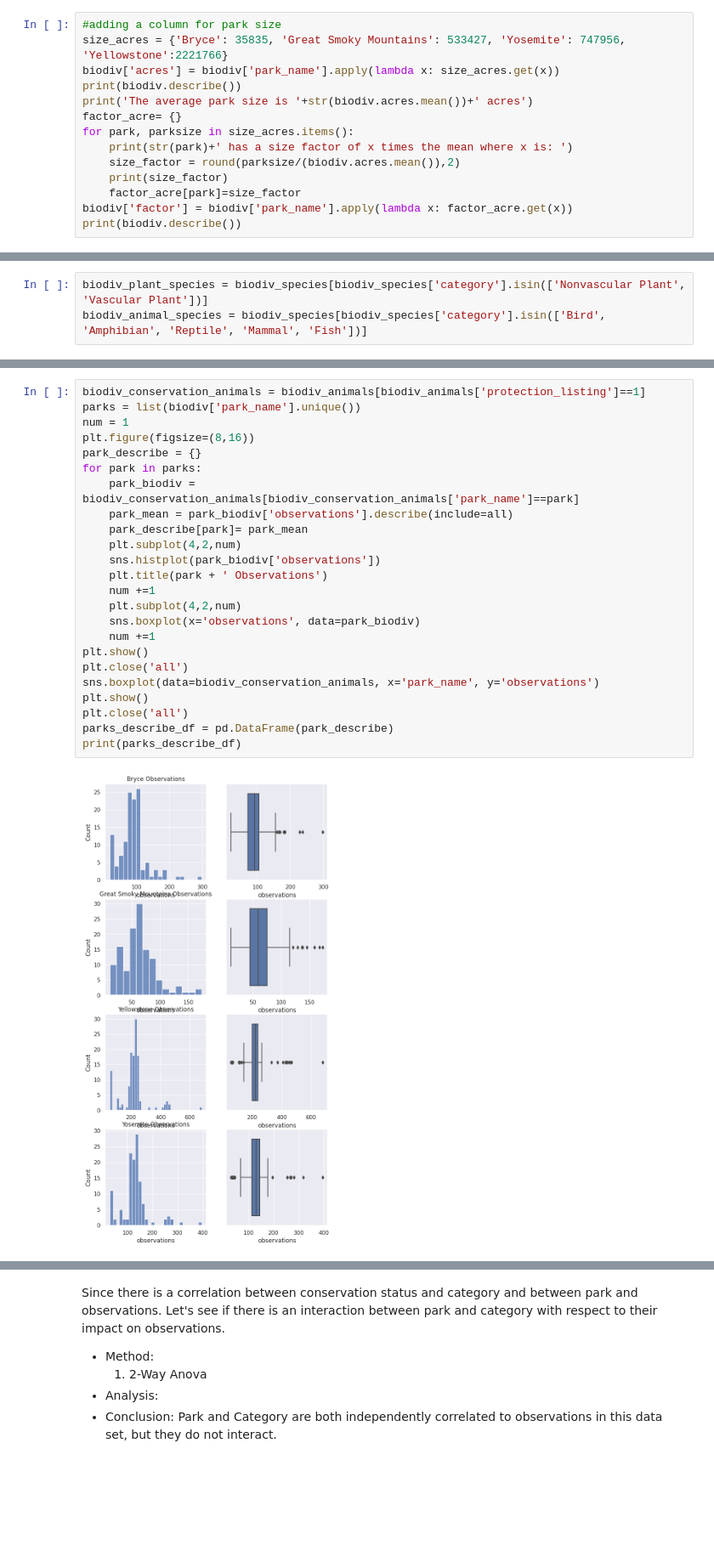
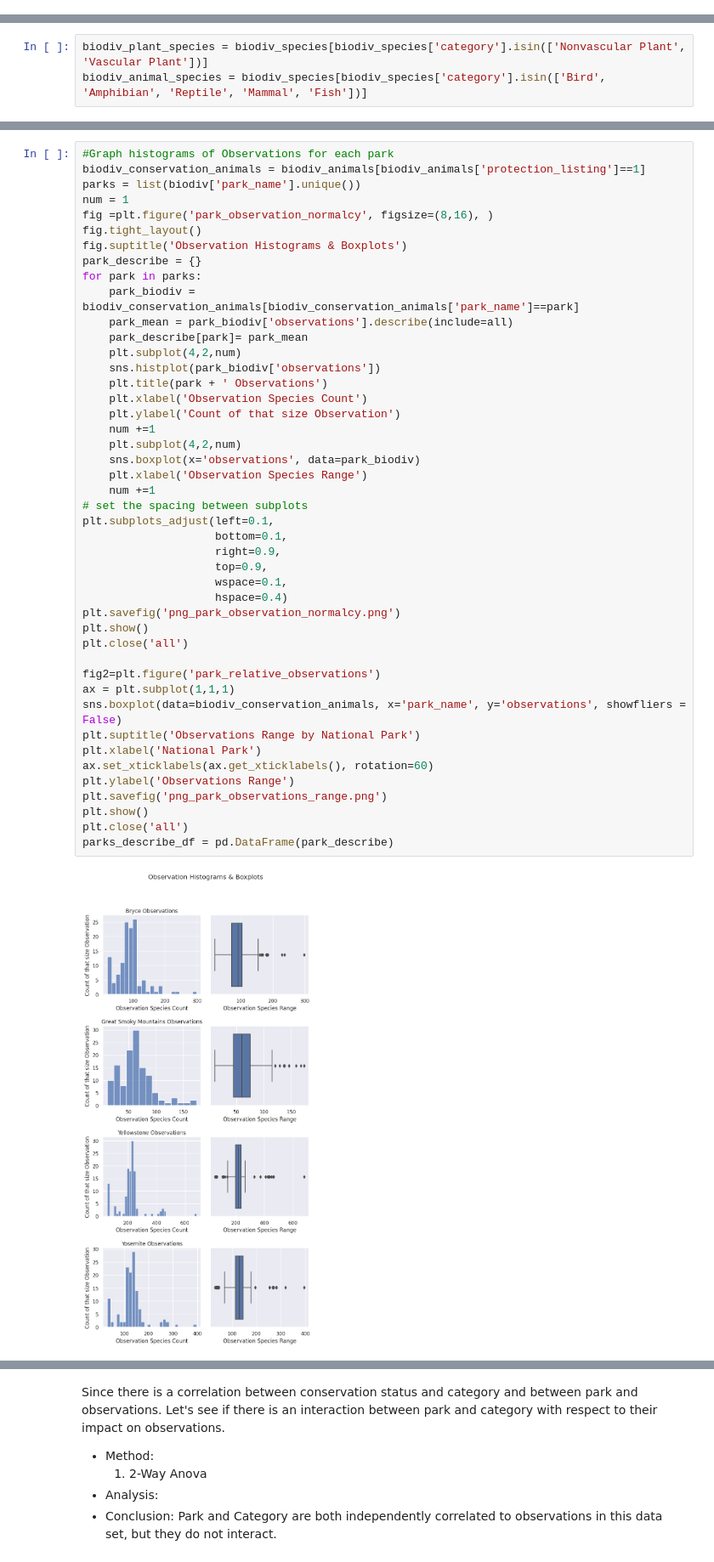
Before and after one commit to Matthewsabk/biodiversity, a Jupyter notebook: biodiversity.ipynb, the cells around one changed output, grey strips where cells are left out. Shown at 85% size. Cells and saved outputs as stored; diff of their text form; blank space fills up the shorter version.

```diff
--- a/biodiversity.ipynb
+++ b/biodiversity.ipynb
@@ -216,14 +229,0 @@ Bryce = 35,835 acres
-# %%
-#adding a column for park size
-size_acres = {'Bryce': 35835, 'Great Smoky Mountains': 533427, 'Yosemite': 747956, 'Yellowstone':2221766}
-biodiv['acres'] = biodiv['park_name'].apply(lambda x: size_acres.get(x))
-print(biodiv.describe())
-print('The average park size is '+str(biodiv.acres.mean())+' acres')
-factor_acre= {}
-for park, parksize in size_acres.items():
-    print(str(park)+' has a size factor of x times the mean where x is: ')
-    size_factor = round(parksize/(biodiv.acres.mean()),2)
-    print(size_factor)
-    factor_acre[park]=size_factor
-biodiv['factor'] = biodiv['park_name'].apply(lambda x: factor_acre.get(x))
-print(biodiv.describe())
@@ -394,26 +383,47 @@ Is National park correlated with observations counts?
 # %%
+#Graph histograms of Observations for each park
 biodiv_conservation_animals = biodiv_animals[biodiv_animals['protection_listing']==1]
 parks = list(biodiv['park_name'].unique())
 num = 1
-plt.figure(figsize=(8,16))
+fig =plt.figure('park_observation_normalcy', figsize=(8,16), )
+fig.tight_layout()
+fig.suptitle('Observation Histograms & Boxplots')
 park_describe = {}
 for park in parks:
     park_biodiv = biodiv_conservation_animals[biodiv_conservation_animals['park_name']==park]
     park_mean = park_biodiv['observations'].describe(include=all)
     park_describe[park]= park_mean
     plt.subplot(4,2,num)
     sns.histplot(park_biodiv['observations'])
     plt.title(park + ' Observations')
+    plt.xlabel('Observation Species Count')
+    plt.ylabel('Count of that size Observation')
     num +=1
     plt.subplot(4,2,num)
     sns.boxplot(x='observations', data=park_biodiv)
+    plt.xlabel('Observation Species Range')
     num +=1
+# set the spacing between subplots
+plt.subplots_adjust(left=0.1,
+                    bottom=0.1,
+                    right=0.9,
+                    top=0.9,
+                    wspace=0.1,
+                    hspace=0.4)
+plt.savefig('png_park_observation_normalcy.png')
 plt.show()
 plt.close('all')
-sns.boxplot(data=biodiv_conservation_animals, x='park_name', y='observations')
+
+fig2=plt.figure('park_relative_observations')
+ax = plt.subplot(1,1,1)
+sns.boxplot(data=biodiv_conservation_animals, x='park_name', y='observations', showfliers = False)
+plt.suptitle('Observations Range by National Park')
+plt.xlabel('National Park')
+ax.set_xticklabels(ax.get_xticklabels(), rotation=60)
+plt.ylabel('Observations Range')
+plt.savefig('png_park_observations_range.png')
 plt.show()
 plt.close('all')
 parks_describe_df = pd.DataFrame(park_describe)
-print(parks_describe_df)
 # %% [output]
-[figure, old version]
+[figure, new version]
```
Also changed, not shown: parts of 25 cells of this notebook.
